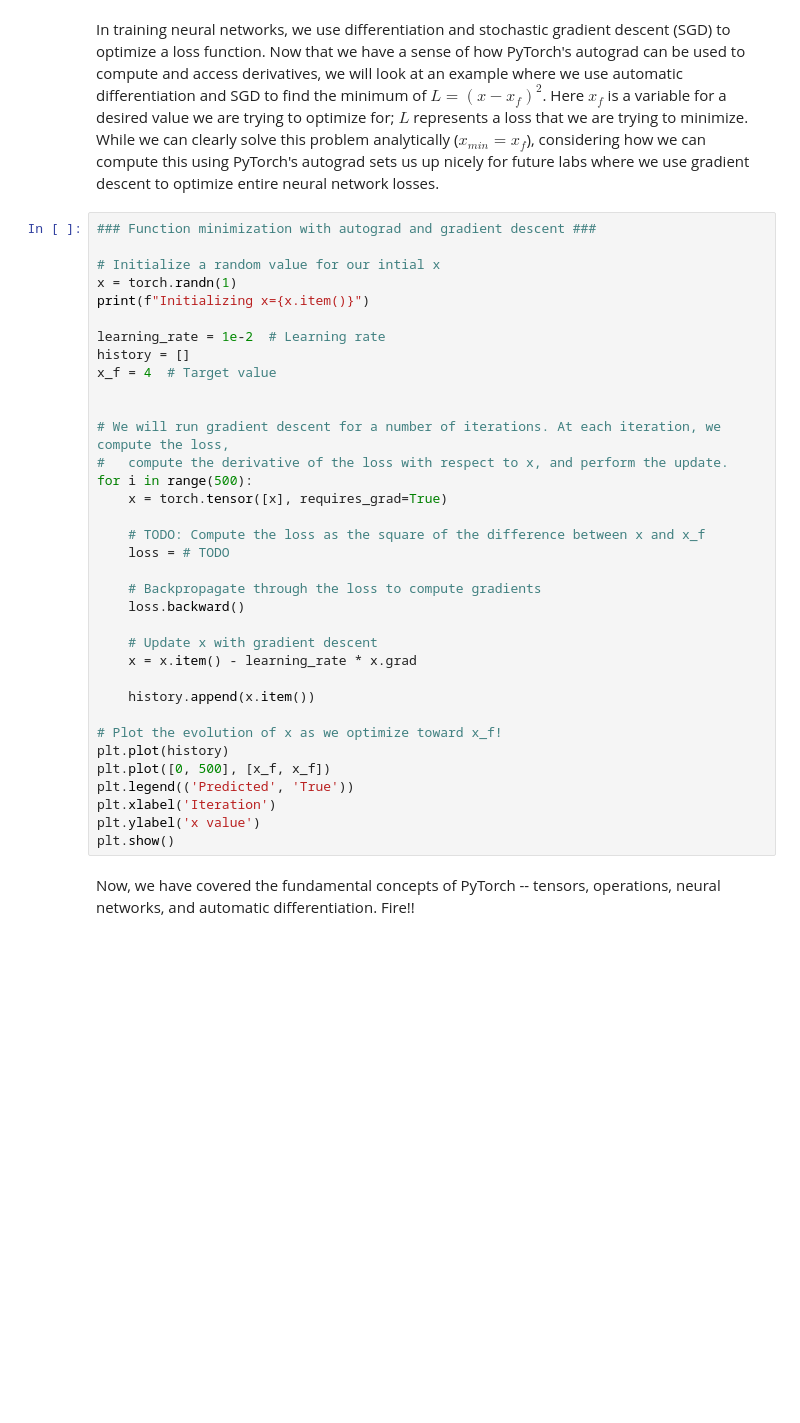
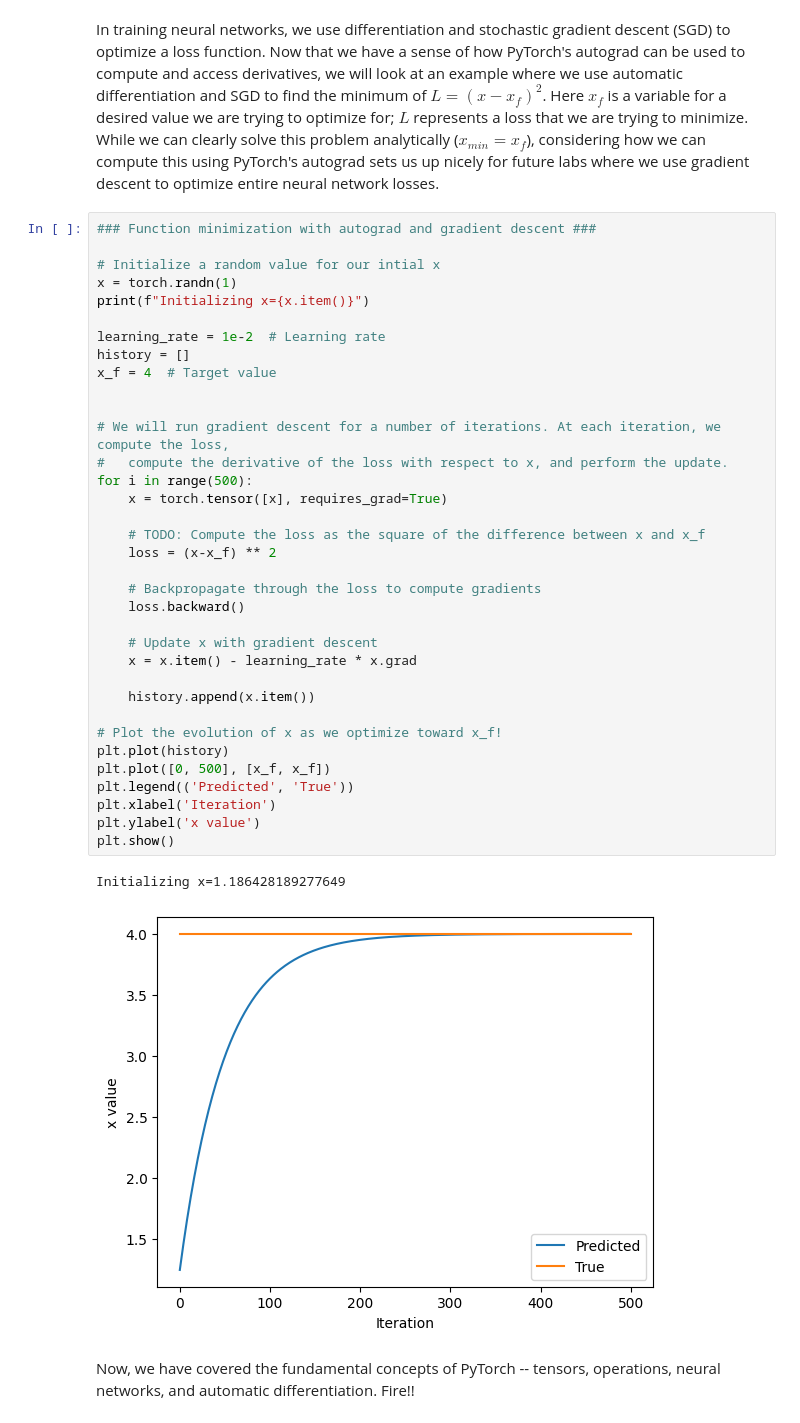
Before and after one commit to La002/mitdeeplearning, a Jupyter notebook: lab1/PT_Part1_Intro.ipynb, the cells around one changed output. Saved outputs shown, nothing was run; the diff lists cells and outputs as text; blank space fills up the shorter version.

```diff
--- a/lab1/PT_Part1_Intro.ipynb
+++ b/lab1/PT_Part1_Intro.ipynb
@@ -315,33 +317,36 @@ In training neural networks, we use differentiation and stochastic gradient desc
 x = torch.randn(1)
 print(f"Initializing x={x.item()}")
 
 learning_rate = 1e-2  # Learning rate
 history = []
 x_f = 4  # Target value
 
 
 # We will run gradient descent for a number of iterations. At each iteration, we compute the loss,
 #   compute the derivative of the loss with respect to x, and perform the update.
 for i in range(500):
     x = torch.tensor([x], requires_grad=True)
 
     # TODO: Compute the loss as the square of the difference between x and x_f
-    loss = # TODO
+    loss = (x-x_f) ** 2
 
     # Backpropagate through the loss to compute gradients
     loss.backward()
 
     # Update x with gradient descent
     x = x.item() - learning_rate * x.grad
 
     history.append(x.item())
 
 # Plot the evolution of x as we optimize toward x_f!
 plt.plot(history)
 plt.plot([0, 500], [x_f, x_f])
 plt.legend(('Predicted', 'True'))
 plt.xlabel('Iteration')
 plt.ylabel('x value')
 plt.show()
+# %% [output]
+Initializing x=1.186428189277649
+[figure, added]
 # %% [markdown]
 Now, we have covered the fundamental concepts of PyTorch -- tensors, operations, neural networks, and automatic differentiation. Fire!!
```
Also changed, not shown: parts of 1 cell of this notebook.
